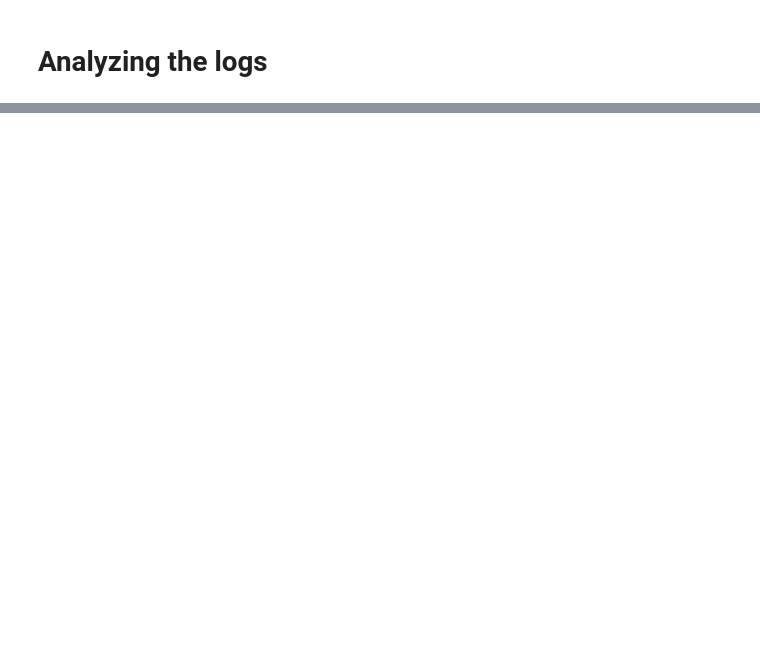
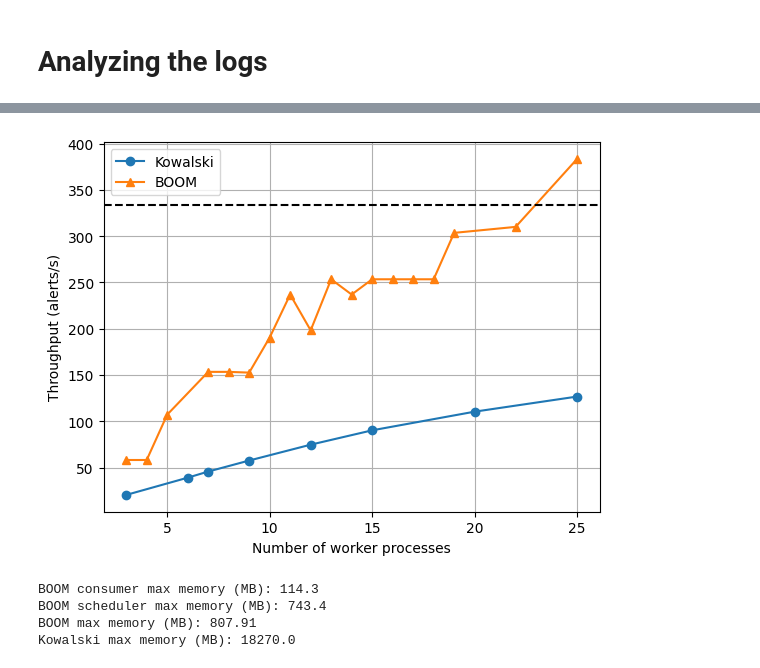
Before and after one commit to boom-astro/boom-paper, a Jupyter notebook: notebooks/analyze-logs.ipynb, the cells around one changed output, grey strips where cells are left out. Drawn from its saved outputs; the diff is of its cells as text; code cells hidden in the pictures; blank space fills up the shorter version.

```diff
--- a/notebooks/analyze-logs.ipynb
+++ b/notebooks/analyze-logs.ipynb
@@ -38,7 +40,7 @@ for vals in vals_product:
     current_params = dict(zip(param_names, vals))
     boom_config = (
         f"na={current_params['n_alert_workers']}-"
-        f"nml={current_params['n_ml_workers']}-"
+        f"ne={current_params['n_enrichment_workers']}-"
         f"nf={current_params['n_filter_workers']}"
     )
     boom_consumer_log_fpath = f"logs/boom-{boom_config}/consumer.log"
@@ -114,7 +116,7 @@ df_kowalski.write_csv("results/kowalski.csv")
 boom_wall_time = (
     df_boom.filter(
         (pl.col("n_alert_workers") == 3)
-        & (pl.col("n_ml_workers") == 3)
+        & (pl.col("n_enrichment_workers") == 3)
         & (pl.col("n_filter_workers") == 1)
     )
     .select("wall_time_s")
@@ -147,41 +183,43 @@ fig1, ax = plt.subplots()
 
 ax.plot(df_kowalski["n_workers"], alerts_per_second, marker="o")
 ax.set_xlabel("Number of worker processes")
 ax.set_ylabel("Throughput (alerts/s)")
 
 # Now add BOOM
 # For a given worker sum, select the highest normalized throughput, i.e.,
 # group by n_workers and select the max throughput
 df_boom = df_boom.with_columns(
     n_workers=(
         pl.col("n_alert_workers")
-        + pl.col("n_ml_workers")
+        + pl.col("n_enrichment_workers")
         + pl.col("n_filter_workers")
     ),
     alerts_per_second=(n_alerts / pl.col("wall_time_s")),
 )
 df_boom_max = (
     df_boom.group_by("n_workers")
     .agg(max_throughput=pl.col("alerts_per_second").max())
     .sort("n_workers")
 )
 
 ax.plot(df_boom_max["n_workers"], df_boom_max["max_throughput"], marker="^")
 ax.legend(labels=["Kowalski", "BOOM"])
 ax.grid()
 
 # Add the Rubin throughput as a dashed line
 rubin_throughput = 10_000 / 30
 ax.axhline(rubin_throughput, linestyle="dashed", color="black")
 os.makedirs("paper/figures", exist_ok=True)
 fig1.savefig("paper/figures/scaling.pdf")
+# %% [output]
+[figure, added]
 # %%
 # Analyze some of the memory usage
 import json
 import polars as pl
 from typing import Literal
 
-boom_cfg = "na=3-nml=3-nf=3"
+boom_cfg = "na=3-ne=3-nf=3"
 kowalski_config = "n=7"
 
 fpath = f"logs/boom-{boom_config}/scheduler.stats.log"
@@ -239,6 +277,11 @@ print("BOOM consumer max memory (MB):", boom_consumer_max_mem)
 print("BOOM scheduler max memory (MB):", boom_scheduler_max_mem)
 print("BOOM max memory (MB):", boom_max_mem)
 print("Kowalski max memory (MB):", kowalski_max_mem)
+# %% [output]
+BOOM consumer max memory (MB): 114.3
+BOOM scheduler max memory (MB): 743.4
+BOOM max memory (MB): 807.91
+Kowalski max memory (MB): 18270.0
 # %%
 # TODO: Put actual results here
 kafka_ingest_strate_mbps = "XXXXX"
```
Also changed, not shown: parts of 4 cells of this notebook, 10 other files.
